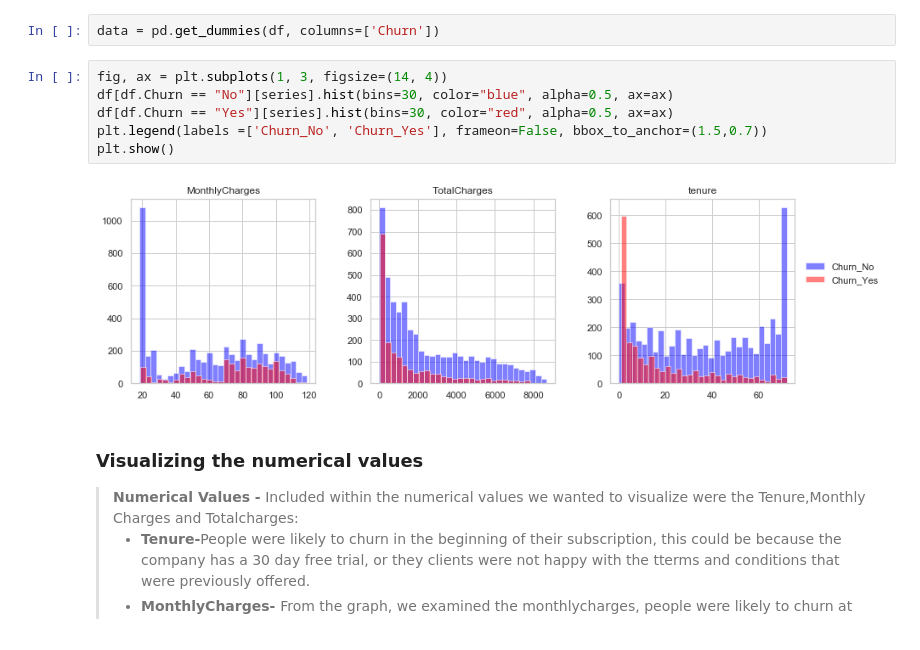
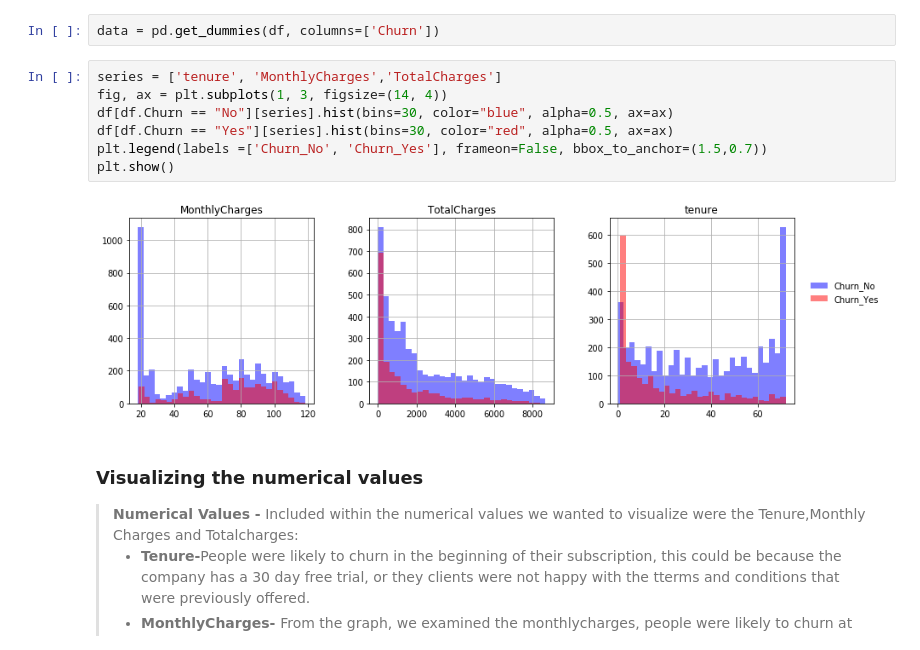
Before and after one commit to PhumlaniKubeka/DecisionTrees, a Jupyter notebook: FinalUpdate.ipynb, the cells around one changed output. Saved outputs shown, nothing was run; the diff lists cells and outputs as text.

```diff
--- a/FinalUpdate.ipynb
+++ b/FinalUpdate.ipynb
@@ -145,13 +145,14 @@ Name: Churn, dtype: int64
 # %%
 data = pd.get_dummies(df, columns=['Churn'])
 # %%
+series = ['tenure', 'MonthlyCharges','TotalCharges']
 fig, ax = plt.subplots(1, 3, figsize=(14, 4))
 df[df.Churn == "No"][series].hist(bins=30, color="blue", alpha=0.5, ax=ax)
 df[df.Churn == "Yes"][series].hist(bins=30, color="red", alpha=0.5, ax=ax)
 plt.legend(labels =['Churn_No', 'Churn_Yes'], frameon=False, bbox_to_anchor=(1.5,0.7))
 plt.show()
 # %% [output]
-[figure, old version]
+[figure, new version]
 # %% [markdown]
 ### Visualizing the numerical values
 
```
Also changed, not shown: parts of 38 cells of this notebook, 3 other files.
